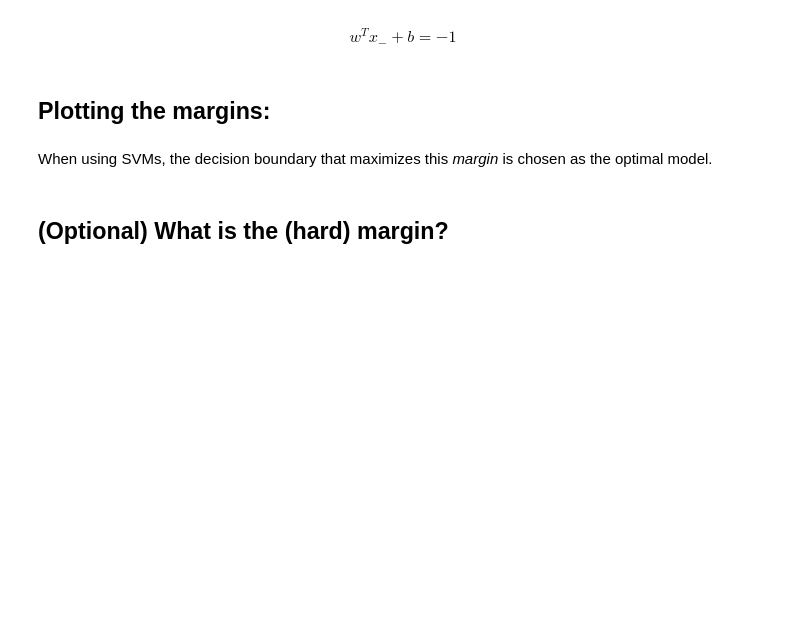
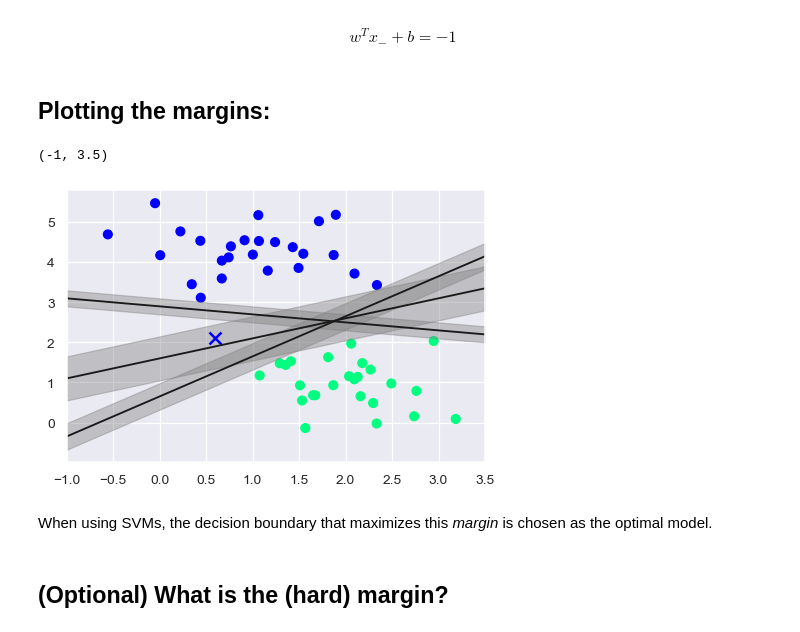
Before and after one commit to oakhtar147/machine-learning, a Jupyter notebook: SVMs.ipynb, the cells around one changed output. Cells and saved outputs as stored; diff of their text form; code cells hidden in the pictures; blank space fills up the shorter version.

```diff
--- a/SVMs.ipynb
+++ b/SVMs.ipynb
@@ -53,6 +67,22 @@ and a point $x_-$ from class -1 that is closest to the decision boundary satisfi
  $$w^T x_- + b =-1$$
 # %% [markdown]
 ## Plotting the margins:
+# %%
+xfit = np.linspace(-1, 3.5, 50)
+
+plt.scatter(X[:, 0], X[:, 1], c=y, s=50, cmap='winter')
+plt.plot([0.6], [2.1], 'x', c='blue', markeredgewidth=2, markersize=10)
+
+for slope, intercept, marginwidth in [(1, 0.65, 0.33), (0.5, 1.6, 0.55), (-0.2, 2.9, 0.2)]:
+    yfit = slope*xfit + intercept
+    plt.plot(xfit, yfit, '-k')
+    plt.fill_between(xfit, yfit - marginwidth, yfit + marginwidth,
+                    edgecolor='none', alpha=0.4, color="grey")
+
+plt.xlim(-1, 3.5)
+# %% [output]
+(-1, 3.5)
+[figure, added]
 # %% [markdown]
 When using SVMs, the decision boundary that maximizes this *margin* is chosen as the optimal model.
 # %% [markdown]
```
Also changed, not shown: parts of 28 cells of this notebook.
